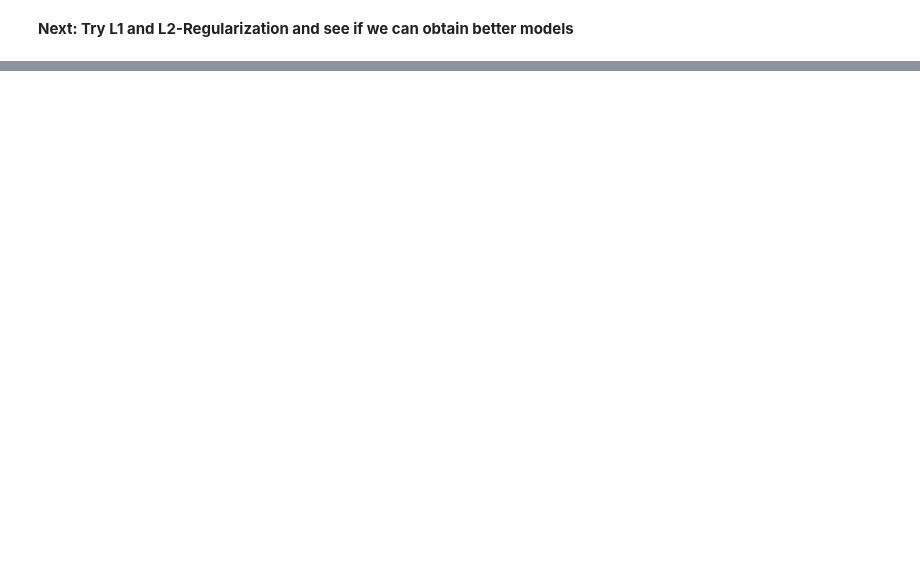
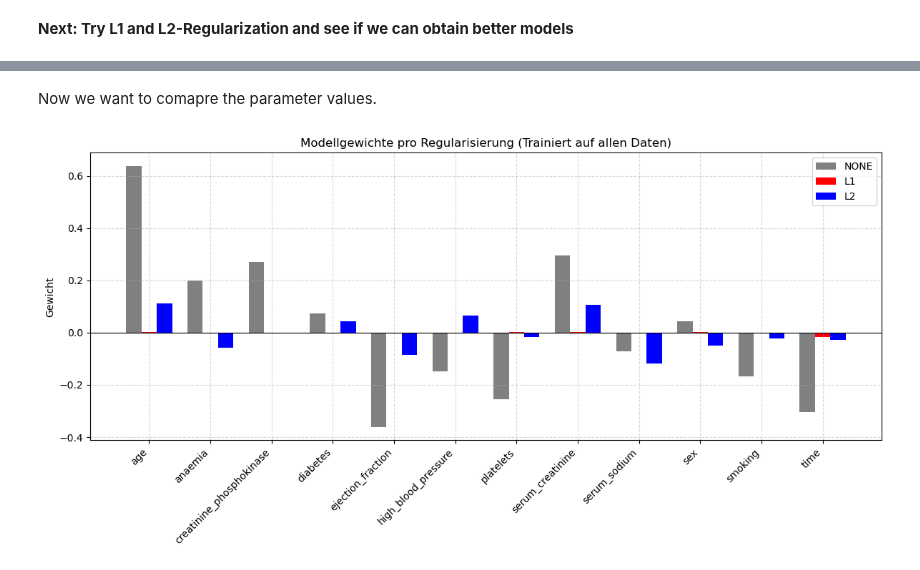
Before and after one commit to FelixFritz02/MasterKL, a Jupyter notebook: AI Numerics/Data Challenge/Logistic_Regression.ipynb, the cells around one changed output, grey strips where cells are left out. Cells and saved outputs as stored; diff of their text form; code cells hidden in the pictures; blank space fills up the shorter version.

```diff
--- a/AI Numerics/Data Challenge/Logistic_Regression.ipynb
+++ b/AI Numerics/Data Challenge/Logistic_Regression.ipynb
@@ -366,0 +484,38 @@ plt.show()
+# %% [markdown]
+Now we want to comapre the parameter values.
+# %%
+model_weights = {}
+regularizations = [None, 'l1', 'l2']
+learning_rates = [0.01, 0.0005, 0.002]
+alphas = [None, 5, 0.3]
+
+for reg, lr, alpha in zip(regularizations, learning_rates, alphas):
+    model = LR_complete(input_dimensions=X.shape[1])
+    model.fit(X, y, regularization=reg, alpha=alpha, learning_rate=lr)
+
+    weights = model.final_weights.detach().numpy().flatten()
+    model_weights[reg if reg else 'None'] = weights
+# %%
+feature_names = X.columns
+x = np.arange(len(feature_names))
+
+plt.figure(figsize=(12, 6))
+
+width = 0.25
+offsets = {'None': -width, 'l1': 0, 'l2': width}
+colors = {'None': 'gray', 'l1': 'red', 'l2': 'blue'}
+
+for reg_type in ['None', 'l1', 'l2']:
+    weights = model_weights[reg_type]
+    plt.bar(x + offsets[reg_type], weights, width=width, label=reg_type.upper(), color=colors[reg_type])
+
+plt.xticks(x, feature_names, rotation=45, ha='right')
+plt.ylabel('Gewicht')
+plt.title('Modellgewichte pro Regularisierung (Trainiert auf allen Daten)')
+plt.axhline(0, color='black', linewidth=0.8)
+plt.legend()
+plt.tight_layout()
+plt.grid(True, linestyle='--', alpha=0.5)
+plt.show()
+# %% [output]
+[figure, added]
```
Also changed, not shown: parts of 12 cells of this notebook.
